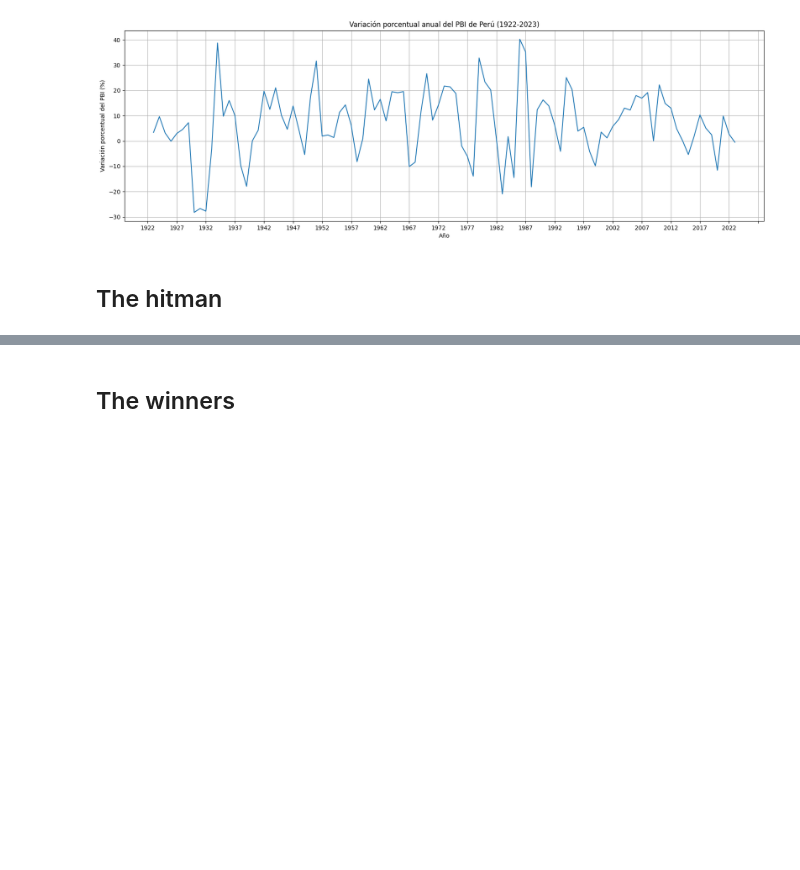
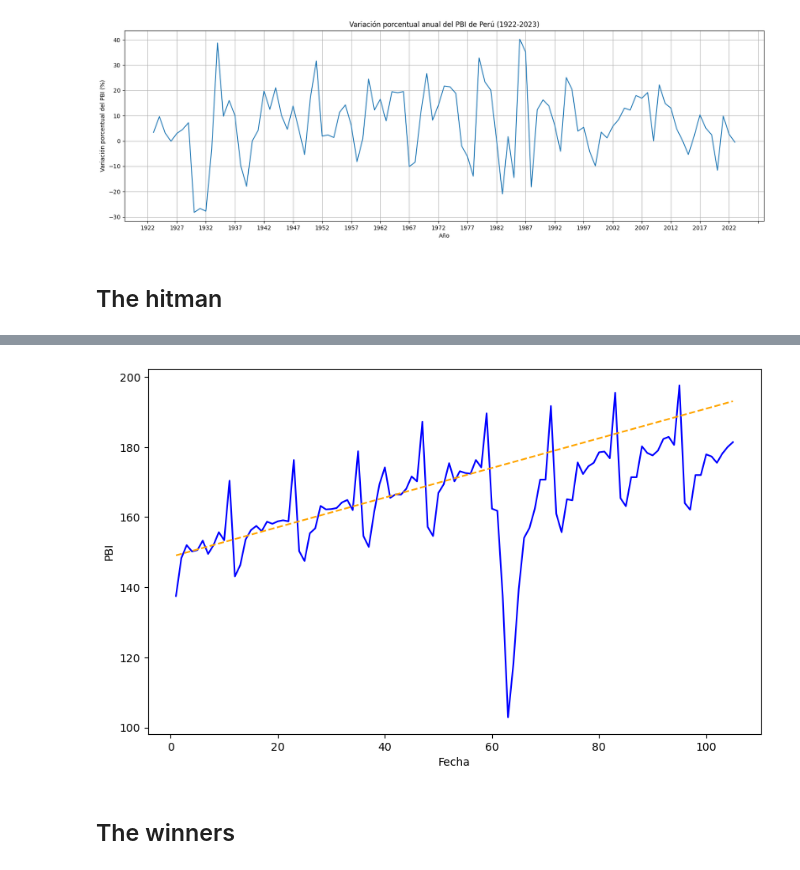
Before and after one commit to qlab-intro-python/tarea-4-mundaca-arce, a Jupyter notebook: tarea_4.ipynb, the cells around one changed output, grey strips where cells are left out. Drawn from its saved outputs; the diff is of its cells as text; code cells hidden in the pictures; blank space fills up the shorter version.

```diff
--- a/tarea_4.ipynb
+++ b/tarea_4.ipynb
@@ -109,3 +225,14 @@ plt.show()
+# %%
+#Analizamos la tendencia sin desestacionalizar
+plt.figure(figsize=(10, 6))
+plt.plot(serie_prepandemica2['Tiempo'], serie_prepandemica2['Producto bruto interno y demanda interna (índice 2007=100) - PBI'], label='PBI', color='blue')
+plt.plot(serie_sin_pandemia['X'], serie_sin_pandemia['Y'], label='Tendencia Previa a la Pandemia (OLS)', linestyle='--', color='orange')
+plt.xlabel('Fecha')
+plt.ylabel('PBI')
+plt.show()
+#Se puede observar que el PBI ha tenido un crecimiento constante, se vio interrumpido durante la primera etapa de la pandemia, pero pudo realzarse
+# %% [output]
+[figure, added]
 # %% [markdown]
 ## The winners
 # %% [markdown]
```
Also changed, not shown: parts of 8 cells of this notebook.
